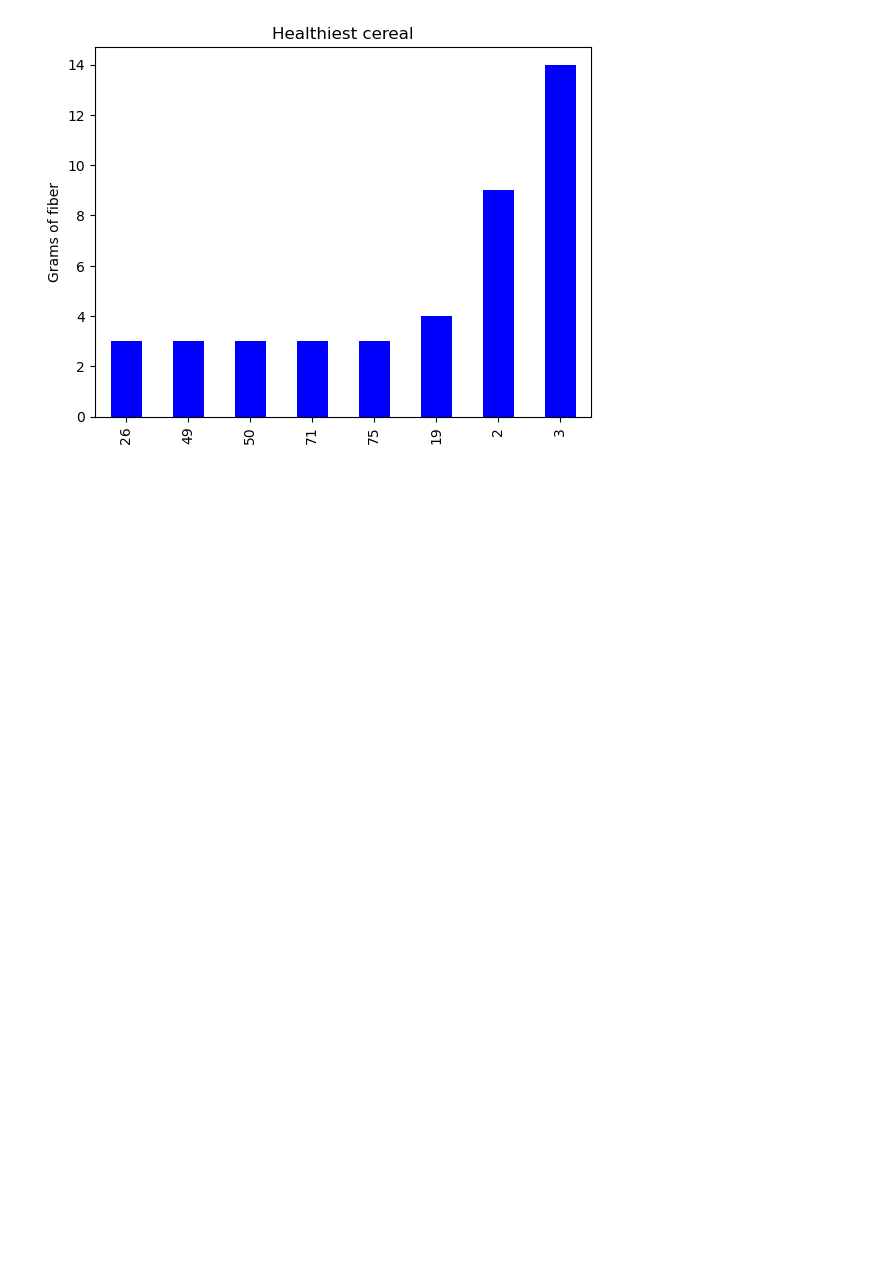
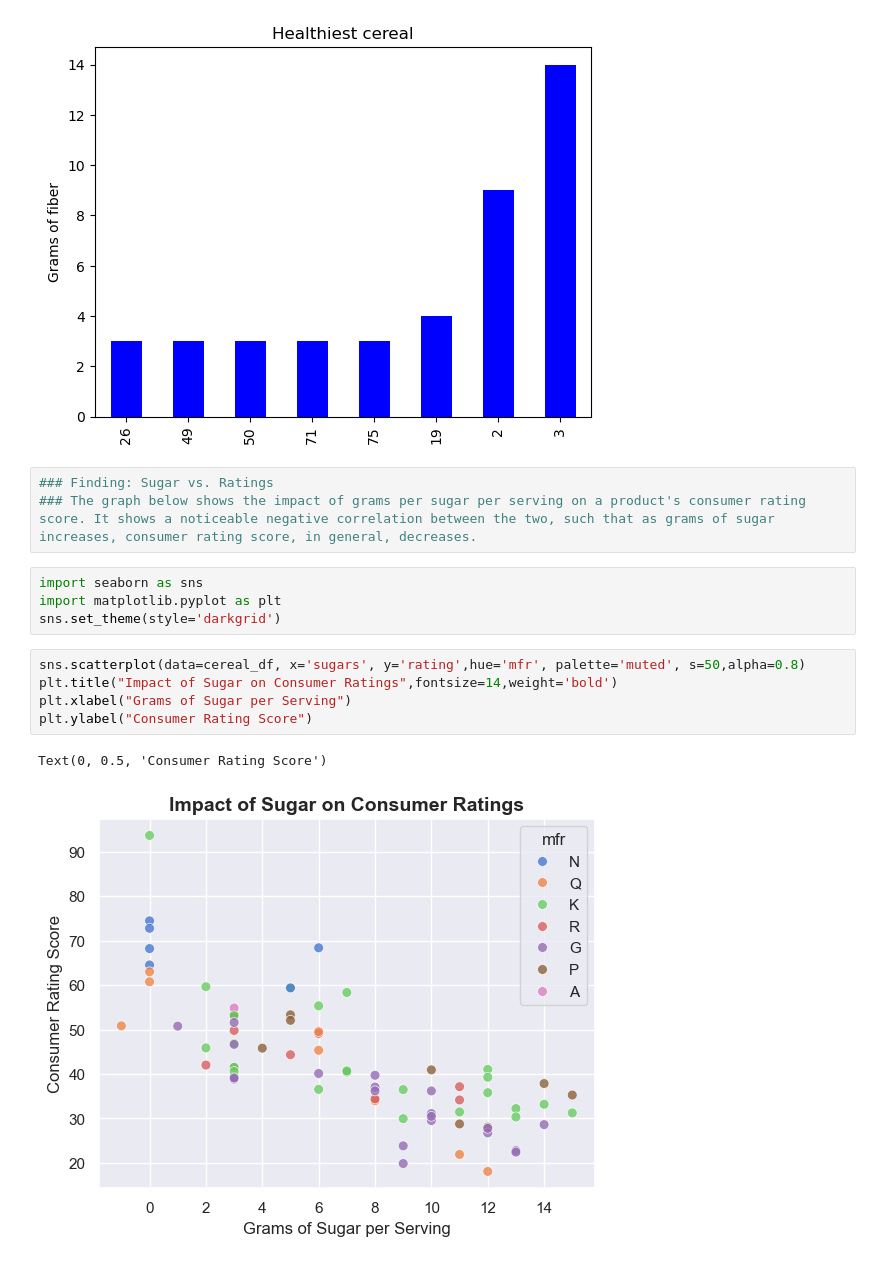
Before and after one commit to sophiahwagner/cereal-nutrition-analysis, a Jupyter notebook: Cereal Project.ipynb, the cells around one changed output. Saved outputs shown, nothing was run; the diff lists cells and outputs as text; blank space fills up the shorter version.

Commit message:
Day 2 updates
Changed project name, added seaborn visualizations

```diff
--- a/Pandas Project 1.ipynb
+++ b/Cereal Project.ipynb
@@ -144,3 +144,18 @@ healthy_kids_df['fiber'].sort_values().plot(kind = 'bar', title='Healthiest cere
 # %% [output]
 <Axes: title={'center': 'Healthiest cereal'}, ylabel='Grams of fiber'>
 [figure]
+# %%
+### Finding: Sugar vs. Ratings
+### The graph below shows the impact of grams per sugar per serving on a product's consumer rating score. It shows a noticeable negative correlation between the two, such that as grams of sugar increases, consumer rating score, in general, decreases.
+# %%
+import seaborn as sns
+import matplotlib.pyplot as plt
+sns.set_theme(style='darkgrid')
+# %%
+sns.scatterplot(data=cereal_df, x='sugars', y='rating',hue='mfr', palette='muted', s=50,alpha=0.8)
+plt.title("Impact of Sugar on Consumer Ratings",fontsize=14,weight='bold')
+plt.xlabel("Grams of Sugar per Serving")
+plt.ylabel("Consumer Rating Score")
+# %% [output]
+Text(0, 0.5, 'Consumer Rating Score')
+[figure, added]
```
Also changed, not shown: parts of 2 cells of this notebook.
